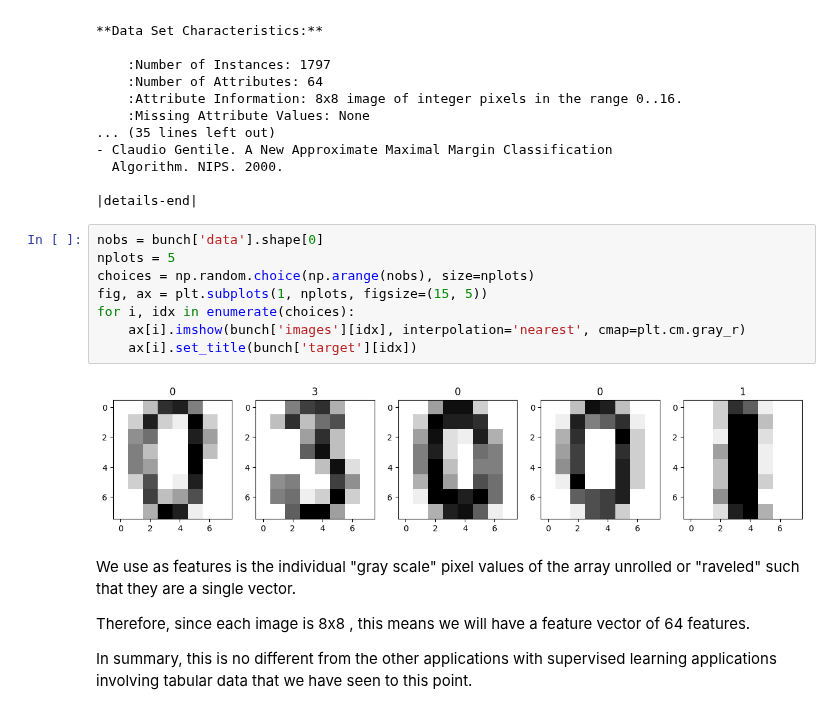
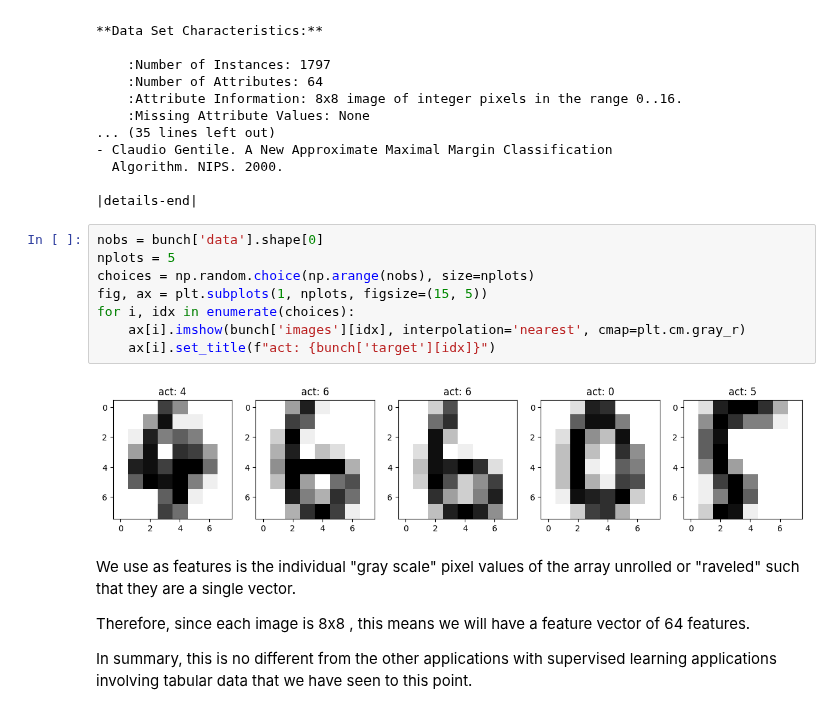
Before and after one commit to rameshnatarajanus/katz-aim5004-fall2025, a Jupyter notebook: notebooks/Lecture-10-Classification-1.ipynb, the cells around one changed output. Cells and saved outputs as stored; diff of their text form.

```diff
--- a/notebooks/Lecture-10-Classification-1.ipynb
+++ b/notebooks/Lecture-10-Classification-1.ipynb
@@ -91,13 +91,13 @@ Optical recognition of handwritten digits dataset
 # %%
 nobs = bunch['data'].shape[0]
 nplots = 5
 choices = np.random.choice(np.arange(nobs), size=nplots)
 fig, ax = plt.subplots(1, nplots, figsize=(15, 5))
 for i, idx in enumerate(choices):
     ax[i].imshow(bunch['images'][idx], interpolation='nearest', cmap=plt.cm.gray_r)
-    ax[i].set_title(bunch['target'][idx])
+    ax[i].set_title(f"act: {bunch['target'][idx]}")
 # %% [output]
-[figure, old version]
+[figure, new version]
 # %% [markdown]
 We use as features is the individual "gray scale" pixel values of the array unrolled or "raveled" such that they are a single vector.
 
```
Also changed, not shown: parts of 29 cells of this notebook, 2 other files.
